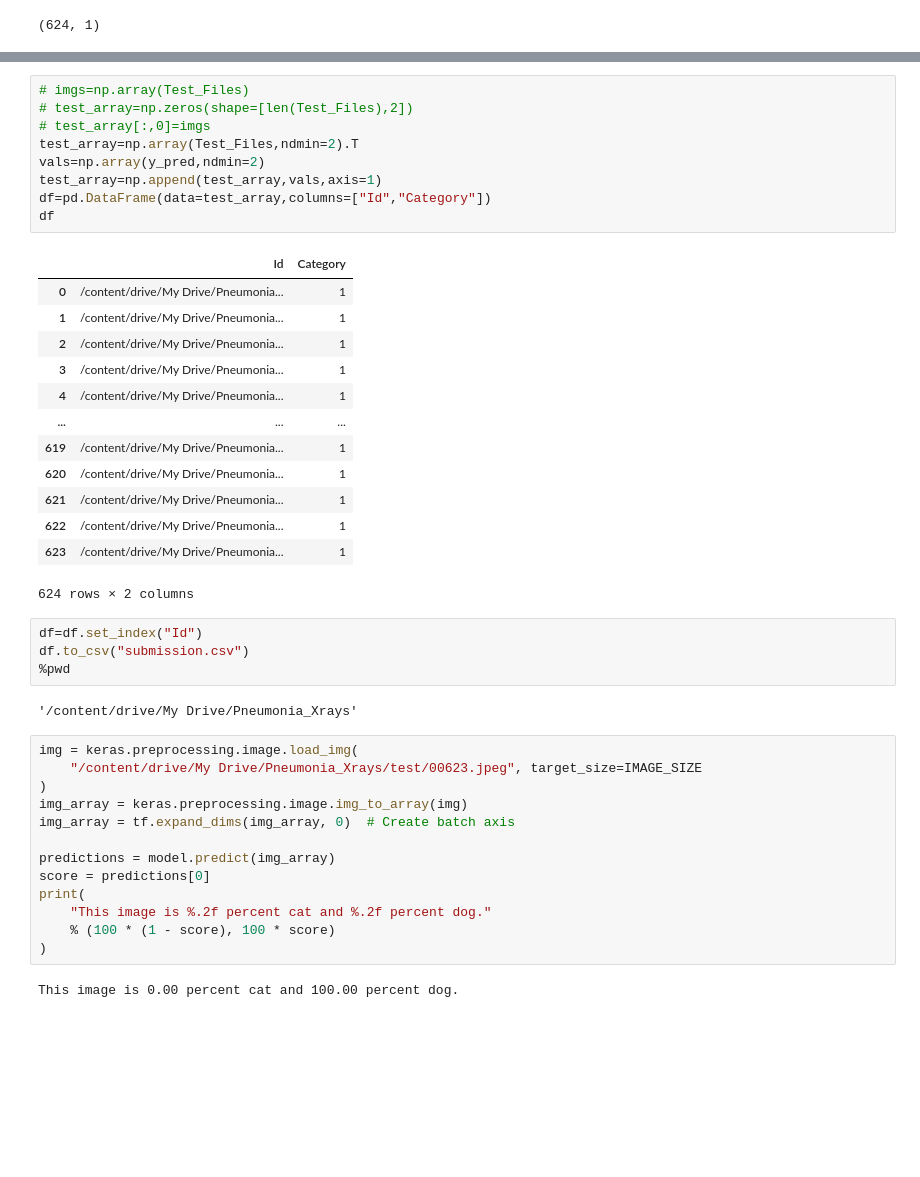
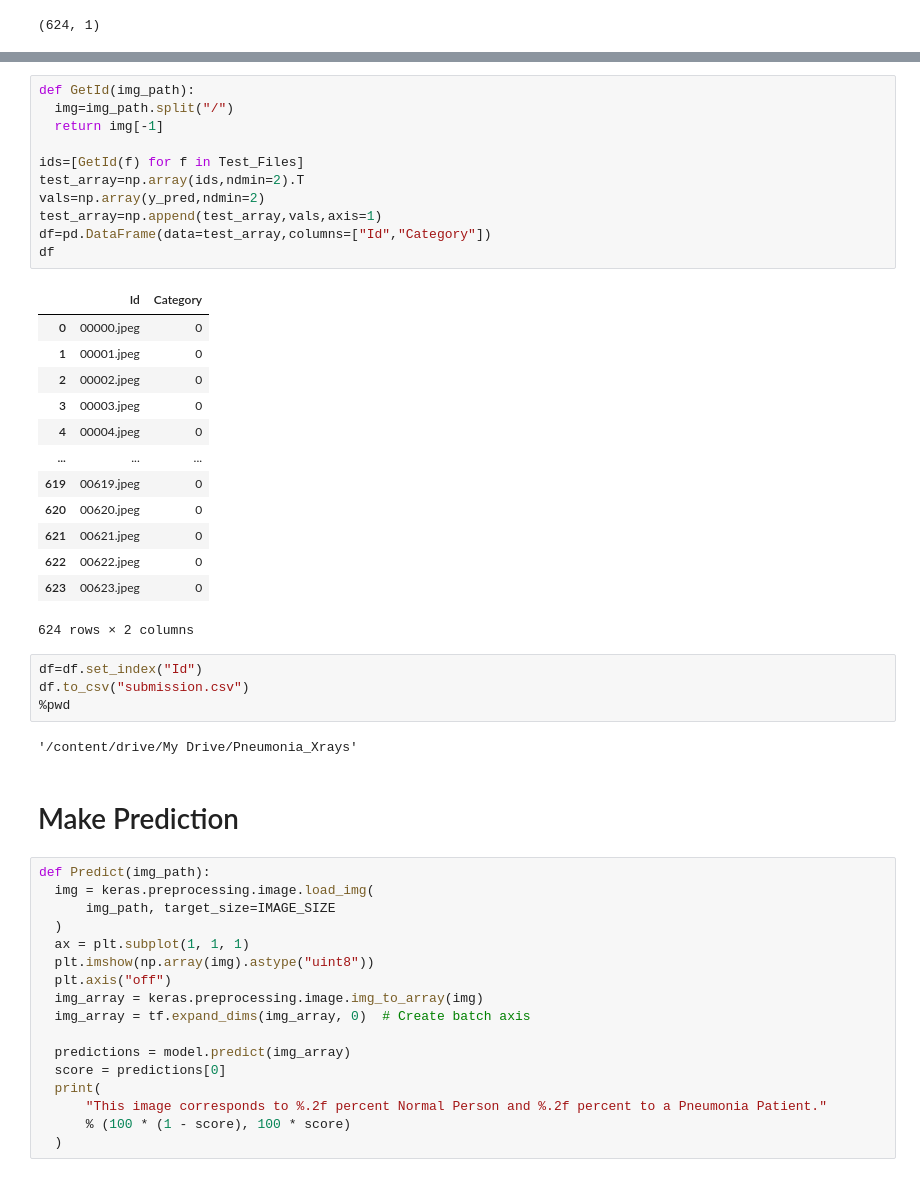
Before and after one commit to OuahabAchraf99/Pneumonia_Classification, a Jupyter notebook: Pneumonia_Classification.ipynb, the cells around one changed output, grey strips where cells are left out. Saved outputs shown, nothing was run; the diff lists cells and outputs as text; blank space fills up the shorter version.

```diff
--- a/Pneumonia_Classification.ipynb
+++ b/Pneumonia_Classification.ipynb
@@ -313,25 +299,27 @@ array([[1],
 # %%
-# imgs=np.array(Test_Files)
-# test_array=np.zeros(shape=[len(Test_Files),2])
-# test_array[:,0]=imgs
-test_array=np.array(Test_Files,ndmin=2).T
+def GetId(img_path):
+  img=img_path.split("/")
+  return img[-1]
+
+ids=[GetId(f) for f in Test_Files]
+test_array=np.array(ids,ndmin=2).T
 vals=np.array(y_pred,ndmin=2)
 test_array=np.append(test_array,vals,axis=1)
 df=pd.DataFrame(data=test_array,columns=["Id","Category"])
 df
 # %% [output]
 |  | Id | Category |
-| 0 | /content/drive/My Drive/Pneumonia... | 1 |
-| 1 | /content/drive/My Drive/Pneumonia... | 1 |
-| 2 | /content/drive/My Drive/Pneumonia... | 1 |
-| 3 | /content/drive/My Drive/Pneumonia... | 1 |
-| 4 | /content/drive/My Drive/Pneumonia... | 1 |
+| 0 | 00000.jpeg | 0 |
+| 1 | 00001.jpeg | 0 |
+| 2 | 00002.jpeg | 0 |
+| 3 | 00003.jpeg | 0 |
+| 4 | 00004.jpeg | 0 |
 | ... | ... | ... |
-| 619 | /content/drive/My Drive/Pneumonia... | 1 |
-| 620 | /content/drive/My Drive/Pneumonia... | 1 |
-| 621 | /content/drive/My Drive/Pneumonia... | 1 |
-| 622 | /content/drive/My Drive/Pneumonia... | 1 |
-| 623 | /content/drive/My Drive/Pneumonia... | 1 |
+| 619 | 00619.jpeg | 0 |
+| 620 | 00620.jpeg | 0 |
+| 621 | 00621.jpeg | 0 |
+| 622 | 00622.jpeg | 0 |
+| 623 | 00623.jpeg | 0 |
 624 rows × 2 columns
 # %%
 df=df.set_index("Id")
@@ -339,18 +327,22 @@ df.to_csv("submission.csv")
 %pwd
 # %% [output]
 '/content/drive/My Drive/Pneumonia_Xrays'
+# %% [markdown]
+# Make Prediction
 # %%
-img = keras.preprocessing.image.load_img(
-    "/content/drive/My Drive/Pneumonia_Xrays/test/00623.jpeg", target_size=IMAGE_SIZE
-)
-img_array = keras.preprocessing.image.img_to_array(img)
-img_array = tf.expand_dims(img_array, 0)  # Create batch axis
+def Predict(img_path):
+  img = keras.preprocessing.image.load_img(
+      img_path, target_size=IMAGE_SIZE
+  )
+  ax = plt.subplot(1, 1, 1)
+  plt.imshow(np.array(img).astype("uint8"))
+  plt.axis("off")
+  img_array = keras.preprocessing.image.img_to_array(img)
+  img_array = tf.expand_dims(img_array, 0)  # Create batch axis
 
-predictions = model.predict(img_array)
-score = predictions[0]
-print(
-    "This image is %.2f percent cat and %.2f percent dog."
-    % (100 * (1 - score), 100 * score)
-)
+  predictions = model.predict(img_array)
+  score = predictions[0]
+  print(
+      "This image corresponds to %.2f percent Normal Person and %.2f percent to a Pneumonia Patient."
+      % (100 * (1 - score), 100 * score)
+  )
-# %% [output]
-This image is 0.00 percent cat and 100.00 percent dog.
```
Also changed, not shown: parts of 5 cells of this notebook.
